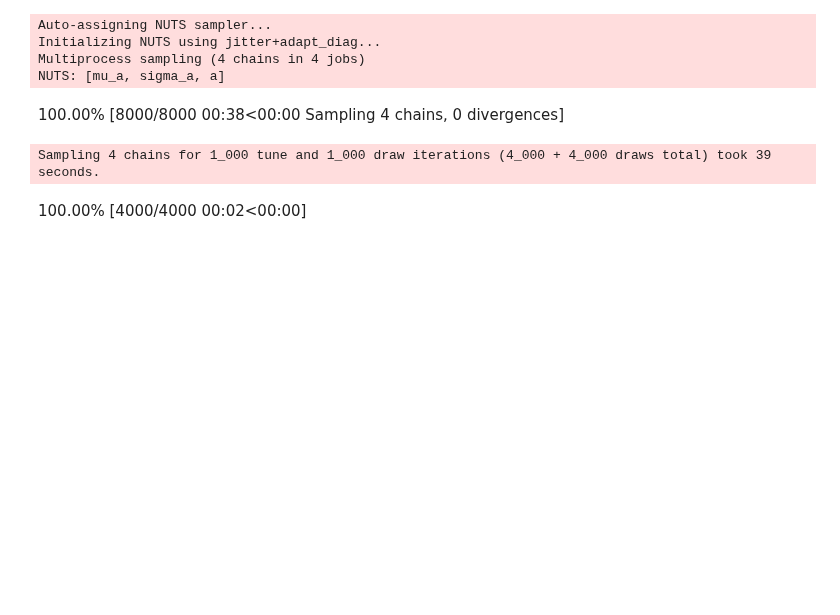
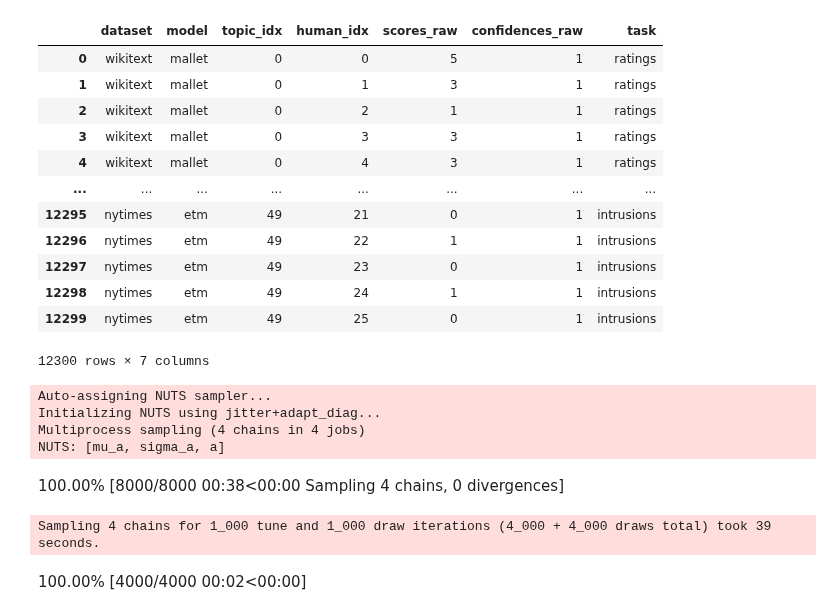
Before and after one commit to imrogerjiang/bayesian-inference-topic-measures, a Jupyter notebook: Centered vs non-centered models.ipynb, the cells around one changed output. Saved outputs shown, nothing was run; the diff lists cells and outputs as text; code cells hidden in the pictures; blank space fills up the shorter version.

```diff
--- a/Centered vs non-centered models.ipynb
+++ b/Centered vs non-centered models.ipynb
@@ -19,6 +21,24 @@ d = hoyle_data[hoyle_data["task"]=="intrusions"].drop(columns="task")
 
 # Adding index to join samples on
 d.loc[:, "s_dim_0"] = range(len(d))
+# %%
+hoyle_data.loc[hoyle_data.index==0, "scores_raw"] = 5
+# %%
+hoyle_data
+# %% [output]
+|  | dataset | model | topic_idx | human_idx | scores_raw | confidences_raw | task |
+| 0 | wikitext | mallet | 0 | 0 | 5 | 1 | ratings |
+| 1 | wikitext | mallet | 0 | 1 | 3 | 1 | ratings |
+| 2 | wikitext | mallet | 0 | 2 | 1 | 1 | ratings |
+| 3 | wikitext | mallet | 0 | 3 | 3 | 1 | ratings |
+| 4 | wikitext | mallet | 0 | 4 | 3 | 1 | ratings |
+| ... | ... | ... | ... | ... | ... | ... | ... |
+| 12295 | nytimes | etm | 49 | 21 | 0 | 1 | intrusions |
+| 12296 | nytimes | etm | 49 | 22 | 1 | 1 | intrusions |
+| 12297 | nytimes | etm | 49 | 23 | 0 | 1 | intrusions |
+| 12298 | nytimes | etm | 49 | 24 | 1 | 1 | intrusions |
+| 12299 | nytimes | etm | 49 | 25 | 0 | 1 | intrusions |
+12300 rows × 7 columns
 # %%
 ## Creating unique identifier for each topic
 
```
Also changed, not shown: parts of 1 cell of this notebook, 1 other file.
